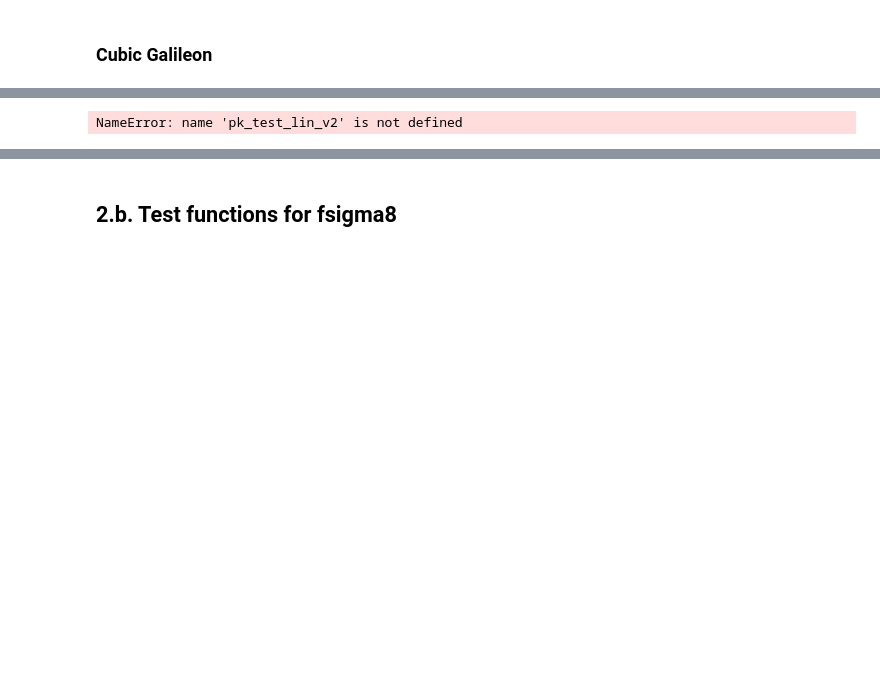
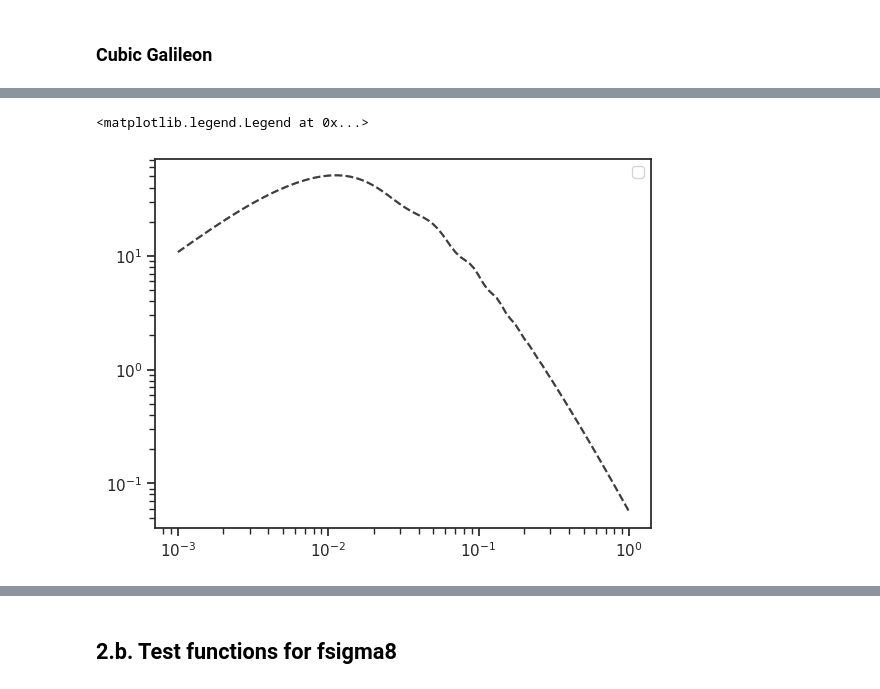
Before and after one commit to CarolaZano/CubicGalileon_Forecasts, a Jupyter notebook: RunMCMC_3x2ptfsigma8-CuGal-Final-ECOSMOG.ipynb, the cells around one changed output, grey strips where cells are left out. Drawn from its saved outputs; the diff is of its cells as text; code cells hidden in the pictures; blank space fills up the shorter version.

```diff
--- a/RunMCMC_3x2ptfsigma8-CuGal-Final-ECOSMOG.ipynb
+++ b/RunMCMC_3x2ptfsigma8-CuGal-Final-ECOSMOG.ipynb
@@ -913,12 +992,13 @@ pk_test_lin_Geffonly = P_k_CuGal_lin_Geffonly(P_delta2D_GR_lin_test,1.0,cosmo_te
 # %%
 #plt.loglog(k_test, pk_test, 1)
 #plt.loglog(k_test, pk_test_lin, 1)
-plt.loglog(k_test, pk_test_lin_v2, color="blue", label="v2")
-plt.loglog(k_test, pk_test_lin_v3, color="magenta", label="v3", linestyle="dotted") # dotted
+#plt.loglog(k_test, pk_test_lin_v2, color="blue", label="v2")
+#plt.loglog(k_test, pk_test_lin_v3, color="magenta", label="v3", linestyle="dotted") # dotted
 plt.loglog(k_test,pk_GR_test_lin, "k--", alpha=0.6)
 plt.loglog(k_test,pk_GR_test, "k--", alpha=0.6)
 plt.legend()
 # %% [output]
-NameError: name 'pk_test_lin_v2' is not defined
+<matplotlib.legend.Legend at 0x...>
+[figure, added]
 # %%
 #plt.semilogx(k_test, pk_test_lin/pk_GR_test_lin, color="orange", label="v1")
```
Also changed, not shown: parts of 20 cells of this notebook, 1 other file.
